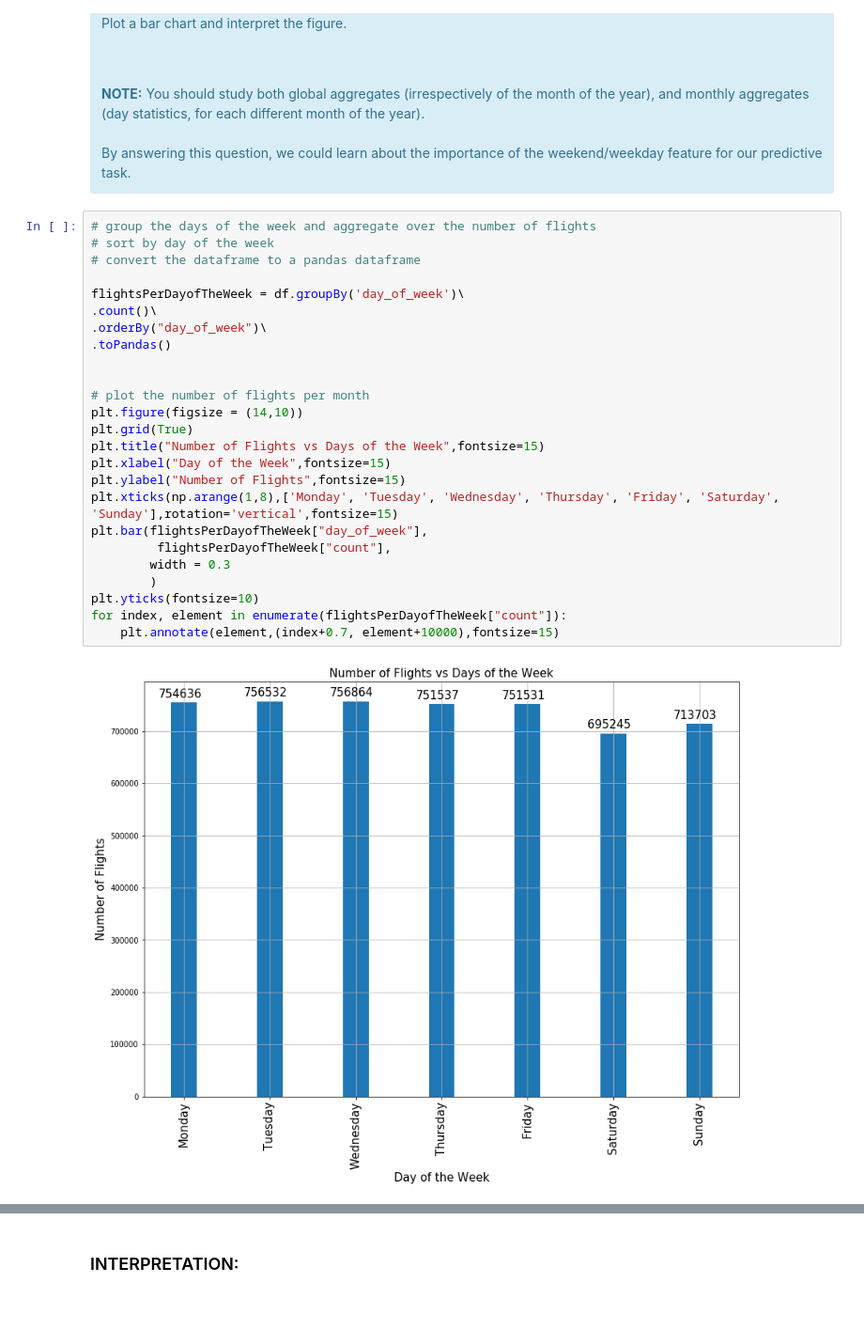
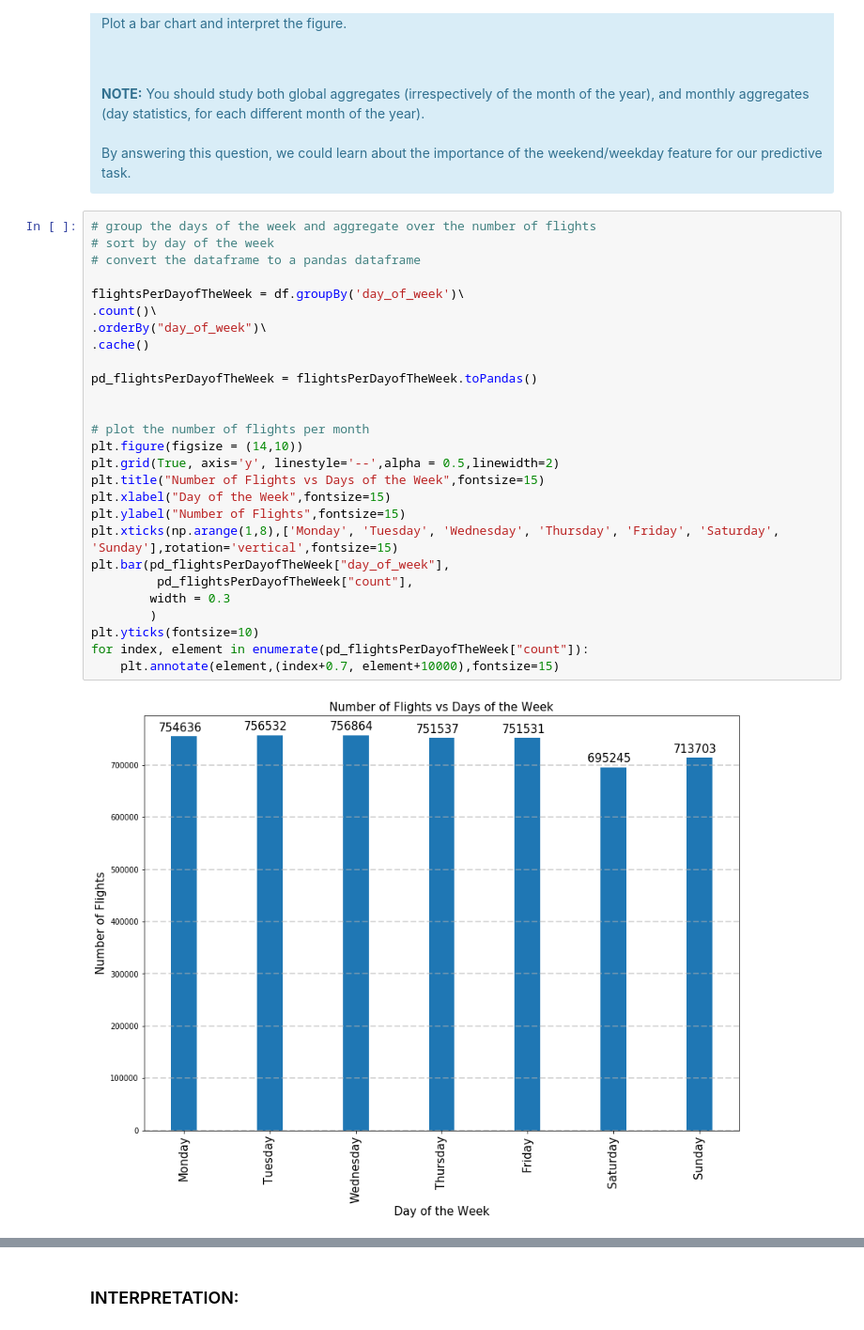
Before and after one commit to kandakji/SparkSQL-Analysis-Aviation-Data, a Jupyter notebook: SPARSQL.ipynb, the cells around one changed output, grey strips where cells are left out. Shown at 94% size. Drawn from its saved outputs; the diff is of its cells as text.

```diff
--- a/SPARSQL.ipynb
+++ b/SPARSQL.ipynb
@@ -518,30 +516,32 @@ By answering this question, we could learn about the importance of the weekend/w
 # %%
 # group the days of the week and aggregate over the number of flights
 # sort by day of the week
 # convert the dataframe to a pandas dataframe
 
 flightsPerDayofTheWeek = df.groupBy('day_of_week')\
 .count()\
 .orderBy("day_of_week")\
-.toPandas()
+.cache()
+
+pd_flightsPerDayofTheWeek = flightsPerDayofTheWeek.toPandas()
 
 
 # plot the number of flights per month
 plt.figure(figsize = (14,10))
-plt.grid(True)
+plt.grid(True, axis='y', linestyle='--',alpha = 0.5,linewidth=2)
 plt.title("Number of Flights vs Days of the Week",fontsize=15)
 plt.xlabel("Day of the Week",fontsize=15)
 plt.ylabel("Number of Flights",fontsize=15)
 plt.xticks(np.arange(1,8),['Monday', 'Tuesday', 'Wednesday', 'Thursday', 'Friday', 'Saturday', 'Sunday'],rotation='vertical',fontsize=15)
-plt.bar(flightsPerDayofTheWeek["day_of_week"],
-         flightsPerDayofTheWeek["count"],
+plt.bar(pd_flightsPerDayofTheWeek["day_of_week"],
+         pd_flightsPerDayofTheWeek["count"],
         width = 0.3
         )
 plt.yticks(fontsize=10)
-for index, element in enumerate(flightsPerDayofTheWeek["count"]):
+for index, element in enumerate(pd_flightsPerDayofTheWeek["count"]):
     plt.annotate(element,(index+0.7, element+10000),fontsize=15)
 # %% [output]
-[figure, old version]
+[figure, new version]
 # %%
 # group the months of the year and then days of the week within each month and aggregate over the number of flights
 # sort by month and then by day
```
Also changed, not shown: parts of 59 cells of this notebook.
